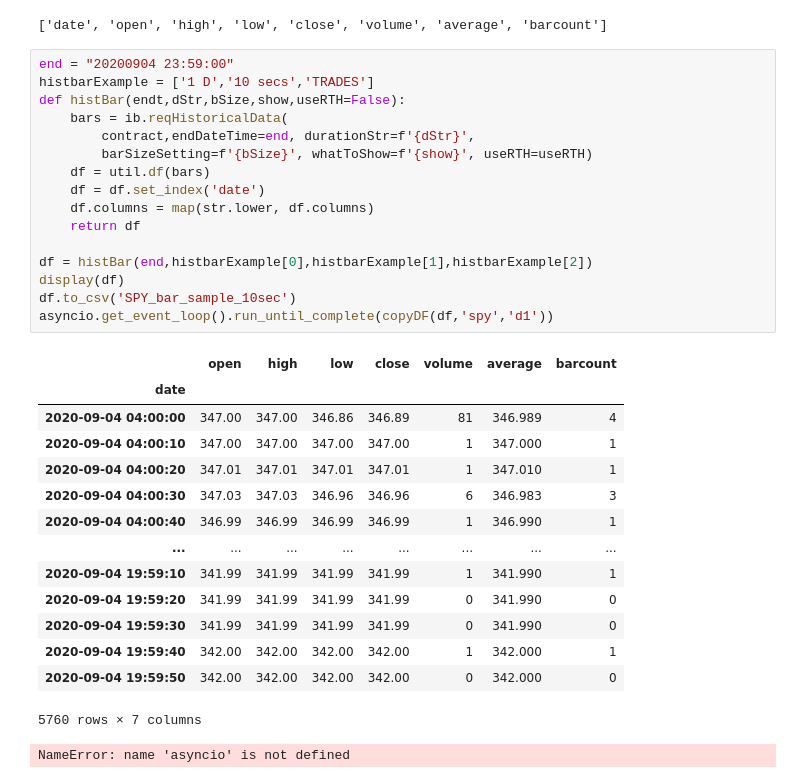
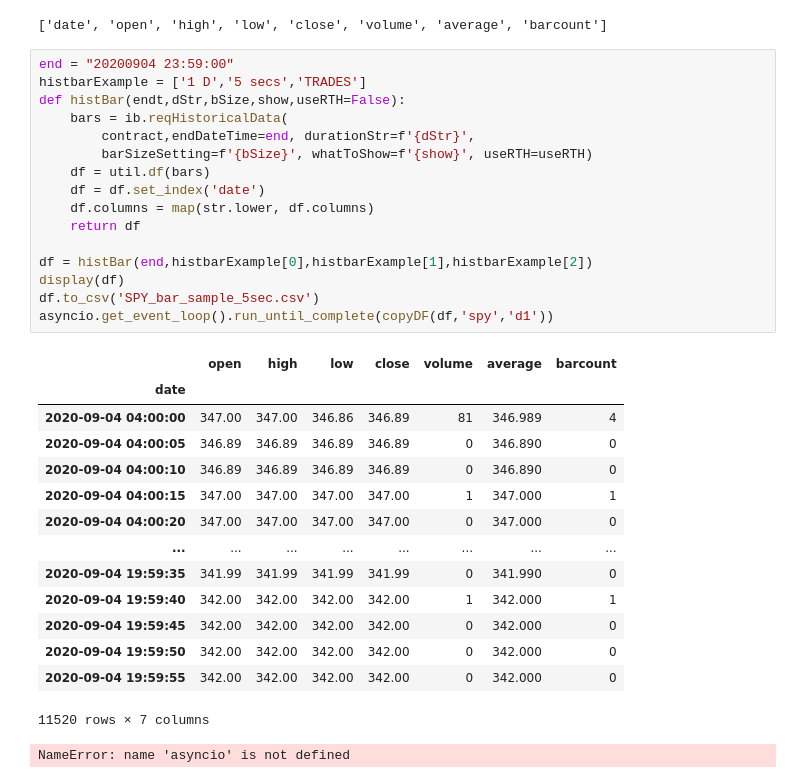
Before and after one commit to GeneMyslinsky/s_predictor, a Jupyter notebook: code/nb/LOAD DATA TEST.ipynb, the cells around one changed output. Drawn from its saved outputs; the diff is of its cells as text.

```diff
--- a/code/nb/LOAD DATA TEST.ipynb
+++ b/code/nb/LOAD DATA TEST.ipynb
@@ -243,33 +243,33 @@ display(li)
 ['date', 'open', 'high', 'low', 'close', 'volume', 'average', 'barcount']
 # %%
 end = "20200904 23:59:00"
-histbarExample = ['1 D','10 secs','TRADES']
+histbarExample = ['1 D','5 secs','TRADES']
 def histBar(endt,dStr,bSize,show,useRTH=False):
     bars = ib.reqHistoricalData(
         contract,endDateTime=end, durationStr=f'{dStr}',
         barSizeSetting=f'{bSize}', whatToShow=f'{show}', useRTH=useRTH)
     df = util.df(bars)
     df = df.set_index('date')
     df.columns = map(str.lower, df.columns)
     return df
 
 df = histBar(end,histbarExample[0],histbarExample[1],histbarExample[2])
 display(df)
-df.to_csv('SPY_bar_sample_10sec')
+df.to_csv('SPY_bar_sample_5sec.csv')
 asyncio.get_event_loop().run_until_complete(copyDF(df,'spy','d1'))
 # %% [output]
 |  | open | high | low | close | volume | average | barcount |
 | date |  |  |  |  |  |  |  |
 | 2020-09-04 04:00:00 | 347.00 | 347.00 | 346.86 | 346.89 | 81 | 346.989 | 4 |
-| 2020-09-04 04:00:10 | 347.00 | 347.00 | 347.00 | 347.00 | 1 | 347.000 | 1 |
-| 2020-09-04 04:00:20 | 347.01 | 347.01 | 347.01 | 347.01 | 1 | 347.010 | 1 |
-| 2020-09-04 04:00:30 | 347.03 | 347.03 | 346.96 | 346.96 | 6 | 346.983 | 3 |
-| 2020-09-04 04:00:40 | 346.99 | 346.99 | 346.99 | 346.99 | 1 | 346.990 | 1 |
+| 2020-09-04 04:00:05 | 346.89 | 346.89 | 346.89 | 346.89 | 0 | 346.890 | 0 |
+| 2020-09-04 04:00:10 | 346.89 | 346.89 | 346.89 | 346.89 | 0 | 346.890 | 0 |
+| 2020-09-04 04:00:15 | 347.00 | 347.00 | 347.00 | 347.00 | 1 | 347.000 | 1 |
+| 2020-09-04 04:00:20 | 347.00 | 347.00 | 347.00 | 347.00 | 0 | 347.000 | 0 |
 | ... | ... | ... | ... | ... | ... | ... | ... |
-| 2020-09-04 19:59:10 | 341.99 | 341.99 | 341.99 | 341.99 | 1 | 341.990 | 1 |
-| 2020-09-04 19:59:20 | 341.99 | 341.99 | 341.99 | 341.99 | 0 | 341.990 | 0 |
-| 2020-09-04 19:59:30 | 341.99 | 341.99 | 341.99 | 341.99 | 0 | 341.990 | 0 |
+| 2020-09-04 19:59:35 | 341.99 | 341.99 | 341.99 | 341.99 | 0 | 341.990 | 0 |
 | 2020-09-04 19:59:40 | 342.00 | 342.00 | 342.00 | 342.00 | 1 | 342.000 | 1 |
+| 2020-09-04 19:59:45 | 342.00 | 342.00 | 342.00 | 342.00 | 0 | 342.000 | 0 |
 | 2020-09-04 19:59:50 | 342.00 | 342.00 | 342.00 | 342.00 | 0 | 342.000 | 0 |
+| 2020-09-04 19:59:55 | 342.00 | 342.00 | 342.00 | 342.00 | 0 | 342.000 | 0 |
-5760 rows × 7 columns
+11520 rows × 7 columns
 NameError: name 'asyncio' is not defined
```
Also changed, not shown: parts of 2 cells of this notebook, 22 other files.
